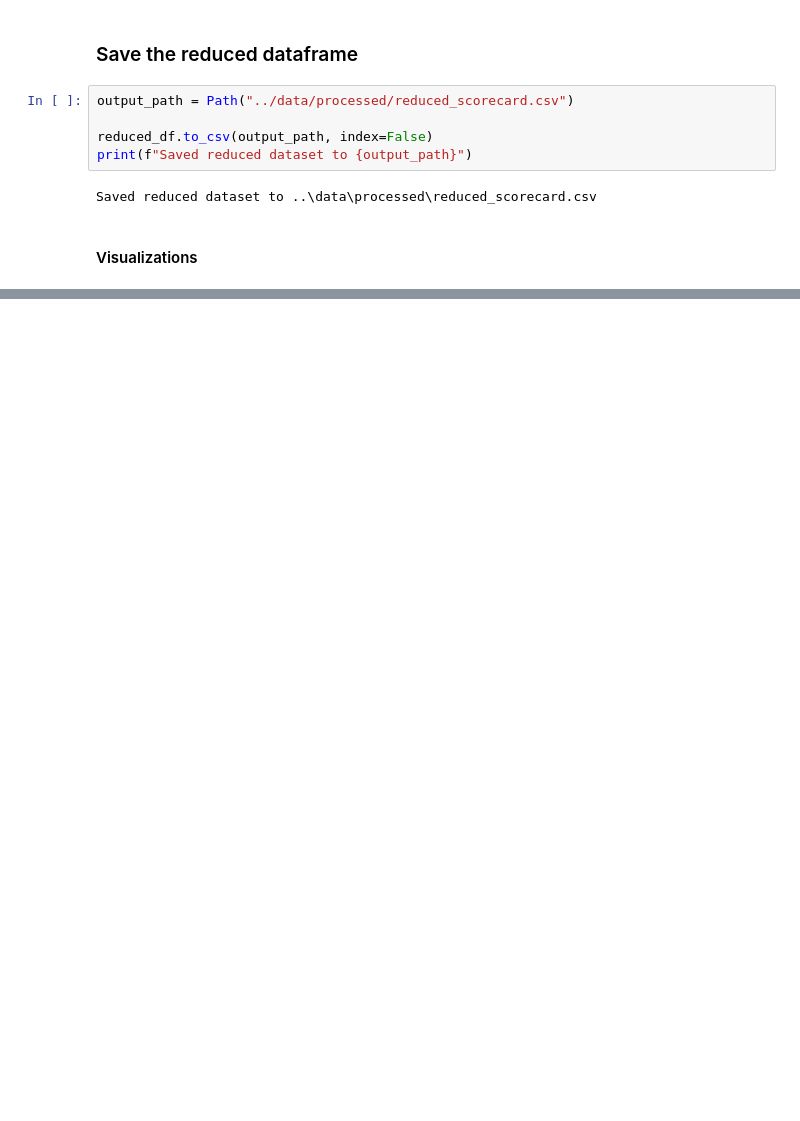
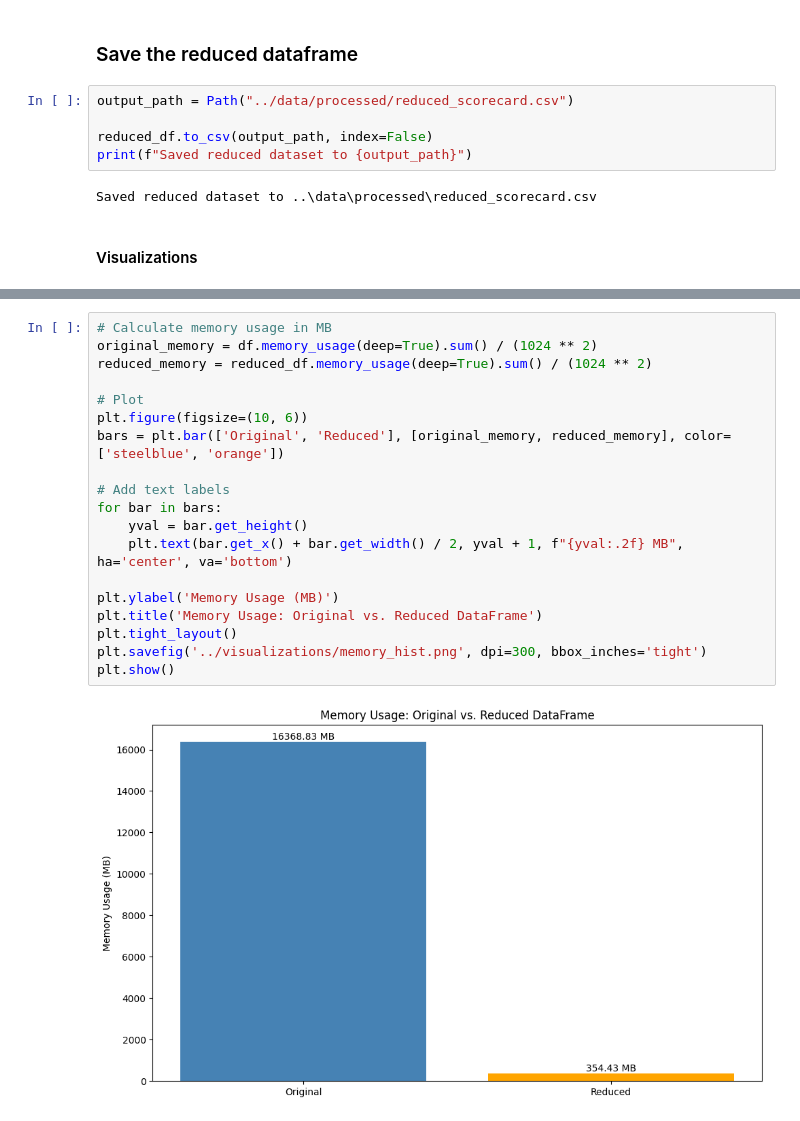
Before and after one commit to cambentz/CSC302-Group10-Final, a Jupyter notebook: notebooks/scorecard_explore.ipynb, the cells around one changed output, grey strips where cells are left out. Cells and saved outputs as stored; diff of their text form; blank space fills up the shorter version.

```diff
--- a/notebooks/scorecard_explore.ipynb
+++ b/notebooks/scorecard_explore.ipynb
@@ -140,0 +177,21 @@ plt.show()
+# %%
+# Calculate memory usage in MB
+original_memory = df.memory_usage(deep=True).sum() / (1024 ** 2)
+reduced_memory = reduced_df.memory_usage(deep=True).sum() / (1024 ** 2)
+
+# Plot
+plt.figure(figsize=(10, 6))
+bars = plt.bar(['Original', 'Reduced'], [original_memory, reduced_memory], color=['steelblue', 'orange'])
+
+# Add text labels
+for bar in bars:
+    yval = bar.get_height()
+    plt.text(bar.get_x() + bar.get_width() / 2, yval + 1, f"{yval:.2f} MB", ha='center', va='bottom')
+
+plt.ylabel('Memory Usage (MB)')
+plt.title('Memory Usage: Original vs. Reduced DataFrame')
+plt.tight_layout()
+plt.savefig('../visualizations/memory_hist.png', dpi=300, bbox_inches='tight')
+plt.show()
+# %% [output]
+[figure, added]
```
Also changed, not shown: parts of 12 cells of this notebook.
